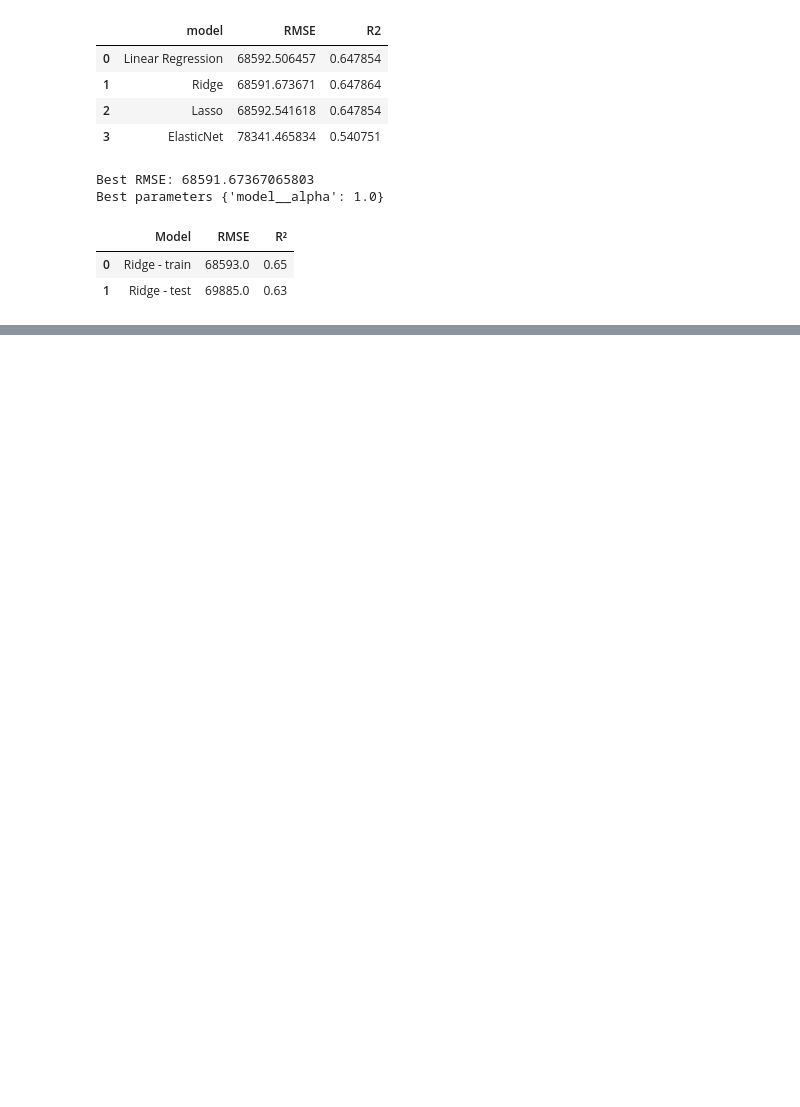
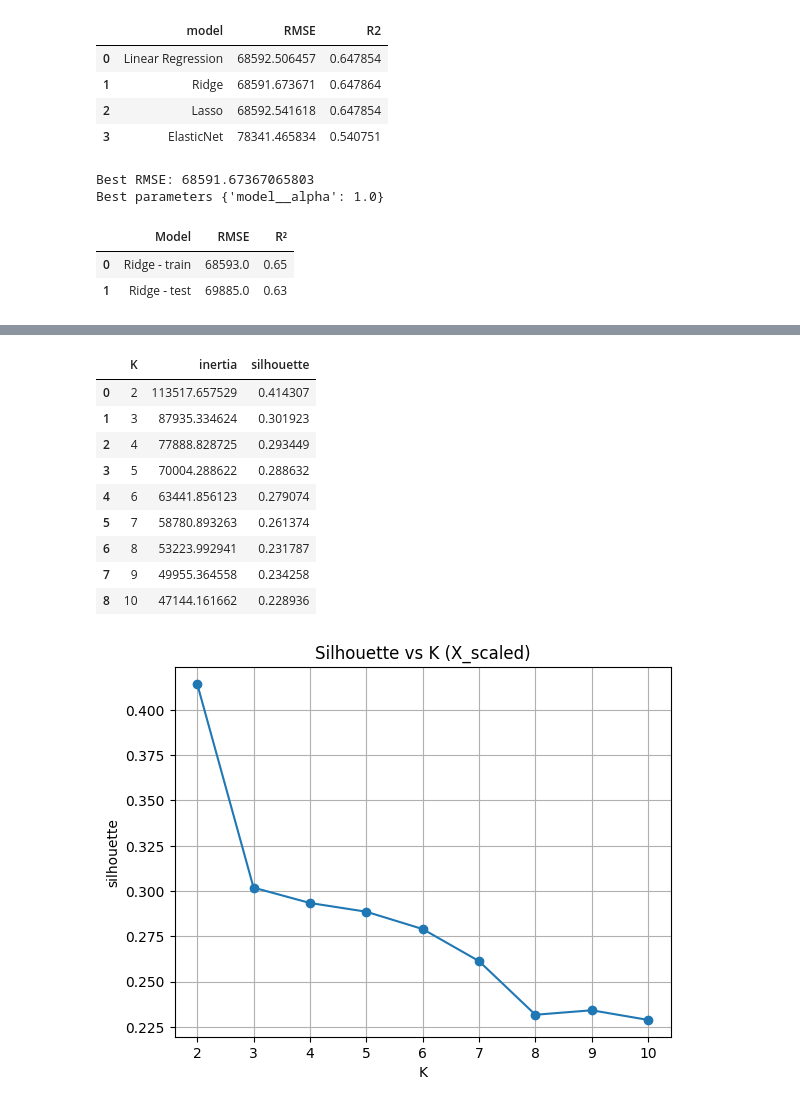
Before and after one commit to VeraStopp/ML_egen_uppgift, a Jupyter notebook: ML_Uppgift1_Vera_Stopp.ipynb, the cells around one changed output, grey strips where cells are left out. Saved outputs shown, nothing was run; the diff lists cells and outputs as text; code cells hidden in the pictures; blank space fills up the shorter version.

```diff
--- a/ML_Uppgift1_Vera_Stopp.ipynb
+++ b/ML_Uppgift1_Vera_Stopp.ipynb
@@ -238,0 +265,31 @@ result_best_model_df
+# %%
+results = []
+
+for K in range(2, 11):
+    km = KMeans(n_clusters=K, random_state=42, n_init=10)
+    labels = km.fit_predict(X_scaled)
+    sil = silhouette_score(X_scaled, labels)
+    results.append({ "K": K, "inertia": km.inertia_, "silhouette": sil })
+
+results_sil_df = pd.DataFrame(results)
+display(results_sil_df)
+
+plt.figure()
+plt.plot(results_sil_df["K"], results_sil_df["silhouette"], marker="o")
+plt.xlabel("K")
+plt.ylabel("silhouette")
+plt.title("Silhouette vs K (X_scaled)")
+plt.grid(True)
+plt.show()
+# %% [output]
+|  | K | inertia | silhouette |
+| 0 | 2 | 113517.657529 | 0.414307 |
+| 1 | 3 | 87935.334624 | 0.301923 |
+| 2 | 4 | 77888.828725 | 0.293449 |
+| 3 | 5 | 70004.288622 | 0.288632 |
+| 4 | 6 | 63441.856123 | 0.279074 |
+| 5 | 7 | 58780.893263 | 0.261374 |
+| 6 | 8 | 53223.992941 | 0.231787 |
+| 7 | 9 | 49955.364558 | 0.234258 |
+| 8 | 10 | 47144.161662 | 0.228936 |
+[figure, added]
```
Also changed, not shown: parts of 8 cells of this notebook.
